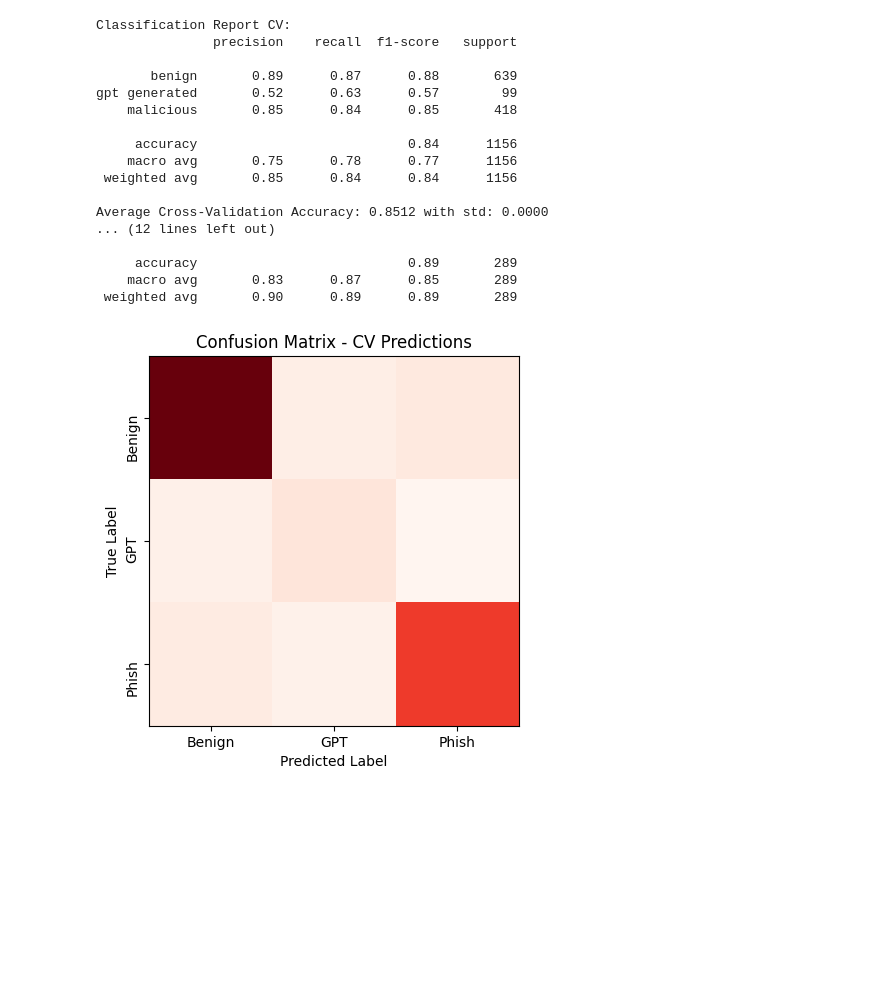
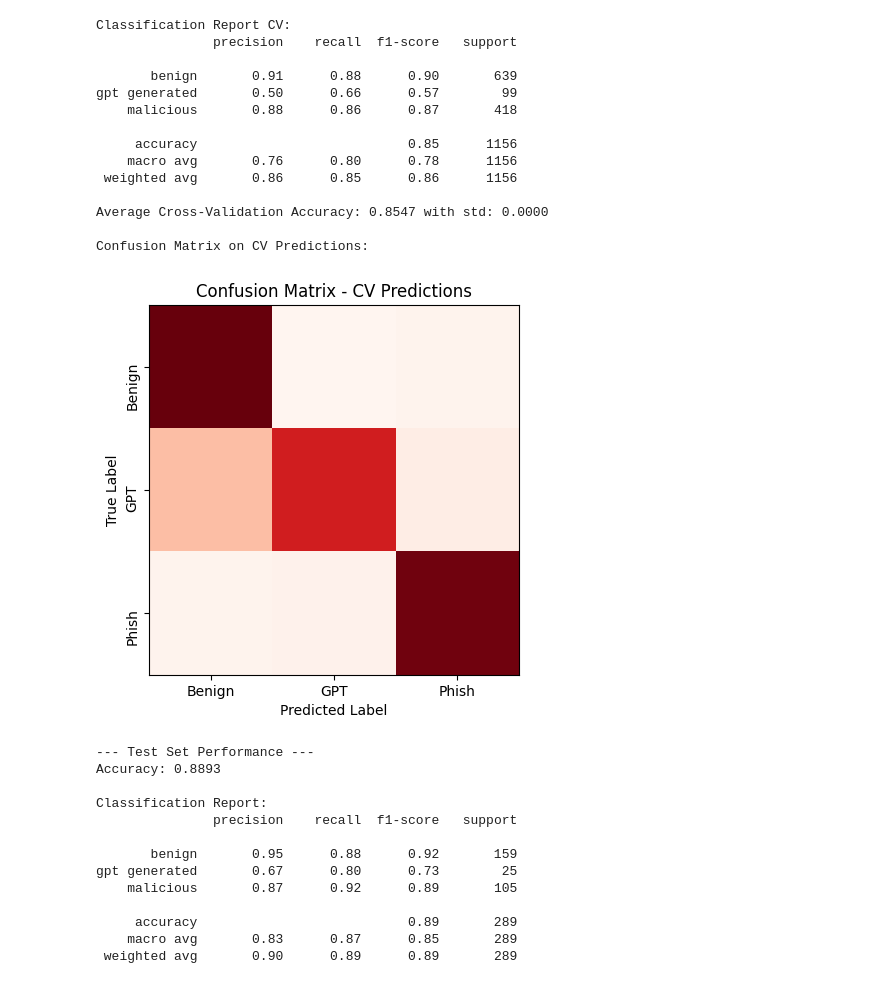
Before and after one commit to HmdMrdi/3YP, a Jupyter notebook: model.ipynb, the cells around one changed output. Cells and saved outputs as stored; diff of their text form; code cells hidden in the pictures; blank space fills up the shorter version.

Commit message:
Analysis
Added calibration curves along with minor updates to log

```diff
--- a/model.ipynb
+++ b/model.ipynb
@@ -39,7 +39,7 @@ target_names = ['benign' ,'gpt generated',  'malicious']
 # %%
 # ========================= Running Model =========================
 
-model1 = RandomForestClassifier(n_estimators=50, random_state=20, max_depth=10, class_weight='balanced', min_samples_split=2).fit(X_train, y_train)
+model1 = RandomForestClassifier(n_estimators=50, random_state=20, max_depth=10, class_weight='balanced', min_samples_split=2, max_features='sqrt', verbose=False).fit(X_train, y_train)
 predictions = model1.predict(X_test)
 
 
@@ -52,7 +52,8 @@ cv_predict = cross_val_predict(model1, X_train, y_train, cv=kf)
 #                     param_grid={
 #                         'n_estimators': [10, 25, 50, 100, 200],
 #                         'max_depth': [10, 20, 30, None],
-#                         'min_samples_split': [2, 5, 10]
+#                         'min_samples_split': [2, 5, 10, 20, 50, 100],
+#                         'max_features': ['sqrt', 'log2', None]
 #                     },
 #                     cv=StratifiedKFold(n_splits=5, shuffle=True, random_state=20),
 #                     n_jobs=-1,
@@ -62,43 +63,74 @@ cv_predict = cross_val_predict(model1, X_train, y_train, cv=kf)
 # print(f'Best Hyper Parameters: {GScv.best_params_} and best score: {GScv.best_score_:.4f}')
 
 print('Classification Report CV:')
 print(f'{classification_report(y_train, cv_predict, target_names=target_names)}')
 print(f"Average Cross-Validation Accuracy: {cv_scores.mean():.4f} with std: {cv_scores.std():.4f}")
 
 from matplotlib import pyplot as plt
 
 print("\nConfusion Matrix on CV Predictions:")
-cm = confusion_matrix(y_train, cv_predict, labels=[0,1,2])
+cm = confusion_matrix(y_train, cv_predict, labels=[0,1,2], normalize='true')
 fig, ax = plt.subplots()
 plt.title('Confusion Matrix - CV Predictions')
 im = ax.imshow(cm, cmap='Reds')
 plt.xlabel('Predicted Label')
 plt.ylabel('True Label')
 ax.set_xticks([0,1,2])
 ax.set_yticks([0,1,2])
 ax.set_xticklabels(['Benign', 'GPT', 'Phish'])
 ax.set_yticklabels(['Benign', 'GPT', 'Phish'], rotation=90)
+plt.show()
+
 
 print("\n--- Test Set Performance ---")
 print(f"Accuracy: {accuracy_score(y_test, predictions):.4f}")
 print("\nClassification Report:")
 print(classification_report(y_test, predictions, target_names=target_names))
+
+
+
+from sklearn.calibration import calibration_curve
+import matplotlib.pyplot as plt
+
+predict_probas = model1.predict_proba(X_test)
+# calibration curve
+for i, name in enumerate(target_names):
+    prob_true, prob_pred = calibration_curve((y_test == i).astype(int), predict_probas[:, i], n_bins=10)
+    plt.plot(prob_pred, prob_true, marker='x', label=name)
+
+plt.plot([0,1], linestyle='--', label='Perfect Calibration')
+plt.xlabel('Predicted probability')
+plt.ylabel('Ground Truth')
+plt.title('Calibration curve')
+plt.legend()
+plt.grid()
+plt.show()
 # %% [output]
 Classification Report CV:
                precision    recall  f1-score   support
 
-       benign       0.89      0.87      0.88       639
-gpt generated       0.52      0.63      0.57        99
-    malicious       0.85      0.84      0.85       418
+       benign       0.91      0.88      0.90       639
+gpt generated       0.50      0.66      0.57        99
+    malicious       0.88      0.86      0.87       418
 
-     accuracy                           0.84      1156
-    macro avg       0.75      0.78      0.77      1156
- weighted avg       0.85      0.84      0.84      1156
+     accuracy                           0.85      1156
+    macro avg       0.76      0.80      0.78      1156
+ weighted avg       0.86      0.85      0.86      1156
 
-Average Cross-Validation Accuracy: 0.8512 with std: 0.0000
-... (12 lines left out)
+Average Cross-Validation Accuracy: 0.8547 with std: 0.0000
 
-     accuracy                           0.89       289
-    macro avg       0.83      0.87      0.85       289
- weighted avg       0.90      0.89      0.89       289
+Confusion Matrix on CV Predictions:
-[figure, old version]
+[figure, new version]
+--- Test Set Performance ---
+Accuracy: 0.8893
+
+Classification Report:
+               precision    recall  f1-score   support
+
+       benign       0.95      0.88      0.92       159
+gpt generated       0.67      0.80      0.73        25
+    malicious       0.87      0.92      0.89       105
+
+     accuracy                           0.89       289
+    macro avg       0.83      0.87      0.85       289
+ weighted avg       0.90      0.89      0.89       289
```
Also changed, not shown: parts of 3 cells of this notebook, 1 other file.
